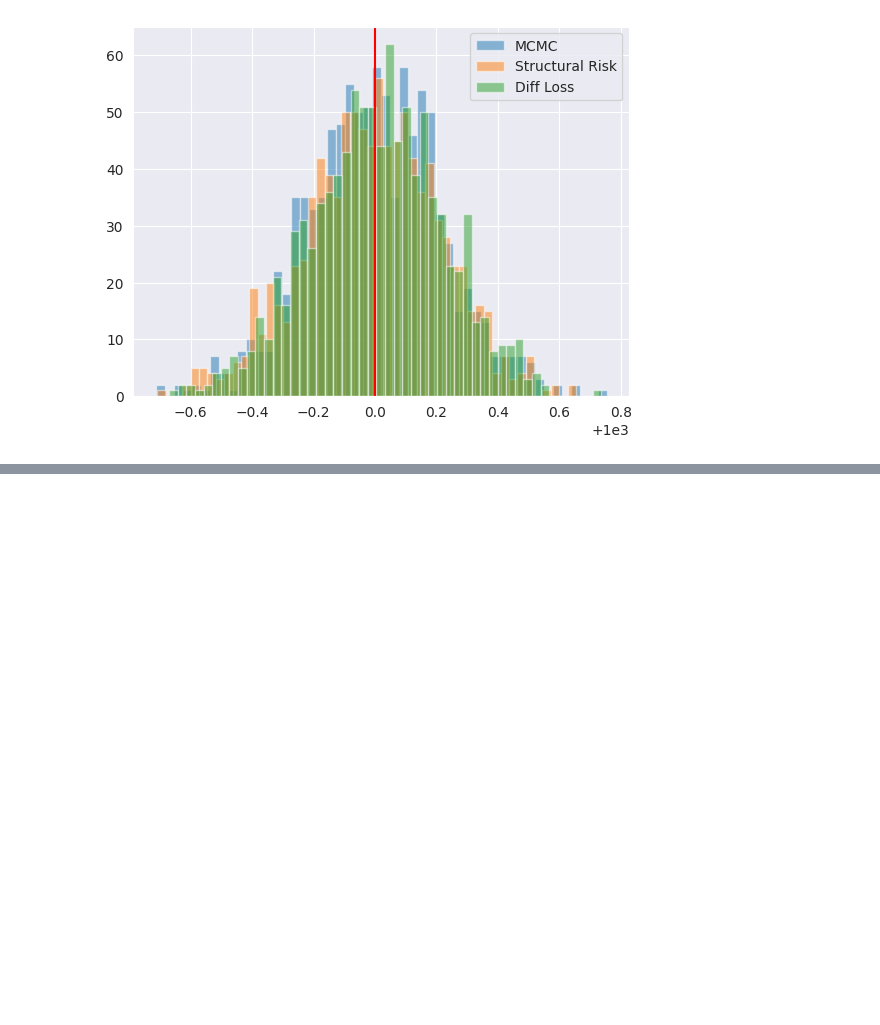
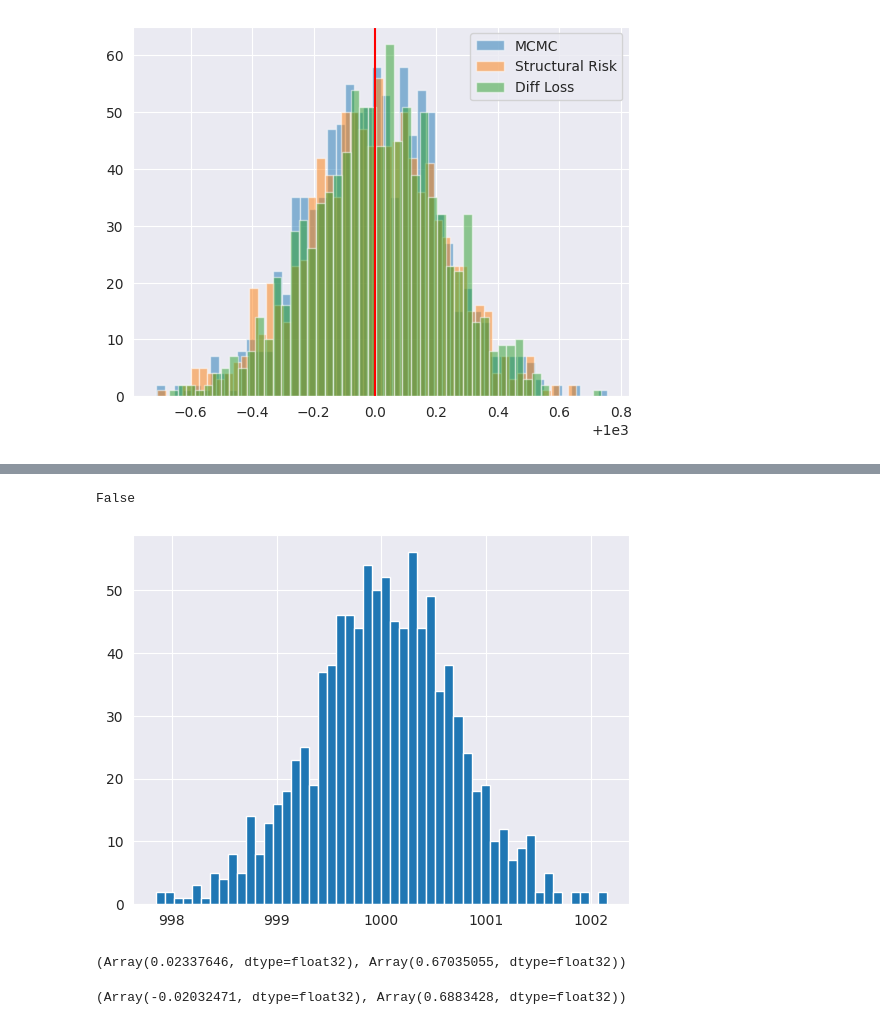
Before and after one commit to kkorolev1/mcmc-control-variates, a Jupyter notebook: experiments.ipynb, the cells around one changed output, grey strips where cells are left out. Cells and saved outputs as stored; diff of their text form; code cells hidden in the pictures; blank space fills up the shorter version.

```diff
--- a/experiments.ipynb
+++ b/experiments.ipynb
@@ -250,0 +308,20 @@ plt.show()
+# %%
+fn_with_cv_var = lambda x: fn(x) + generator_var(x)
+# %%
+rng, key = jax.random.split(rng)
+cv_var_estimates = estimate_n_mcmc(fn_with_cv_var, sampler, DIST_DIM, key, init_std=INIT_STD, n_chains=N_CHAINS, n_runs=MCMC_N_RUNS)
+
+print(jnp.any(jnp.isnan(cv_var_estimates)))
+plt.hist(cv_var_estimates, bins=50)
+plt.show()
+# %% [output]
+False
+[figure, added]
+# %%
+true_pi - baseline_estimates.mean(), baseline_estimates.std()
+# %% [output]
+(Array(0.02337646, dtype=float32), Array(0.67035055, dtype=float32))
+# %%
+true_pi - cv_var_estimates.mean(), cv_var_estimates.std()
+# %% [output]
+(Array(-0.02032471, dtype=float32), Array(0.6883428, dtype=float32))
```
Also changed, not shown: parts of 12 cells of this notebook, 3 other files.
